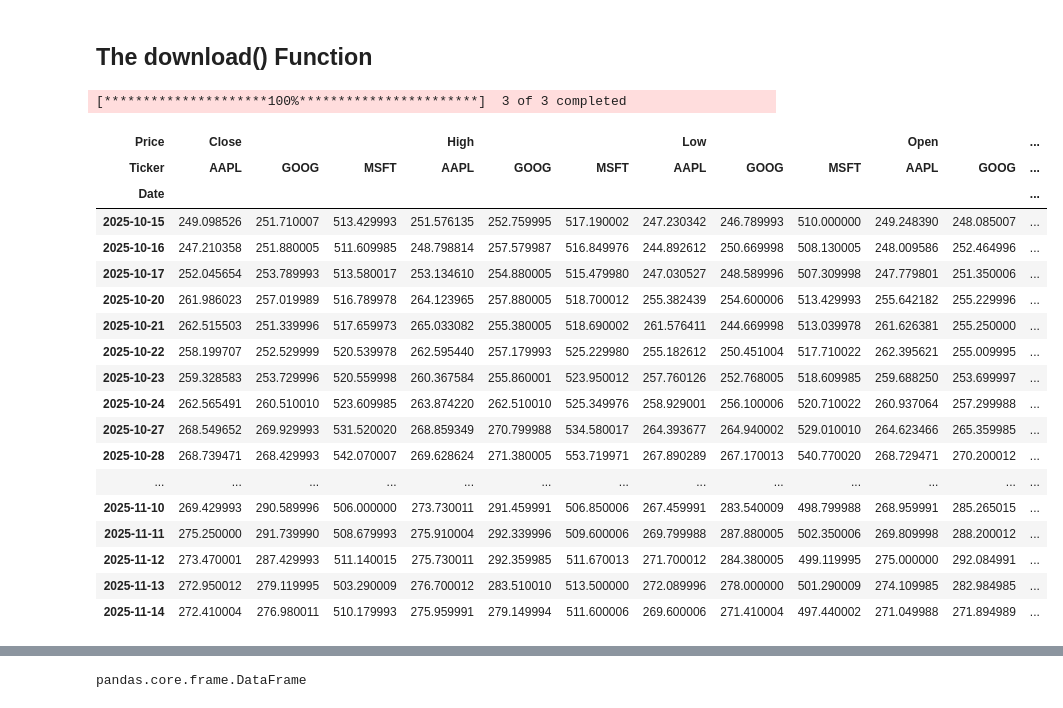
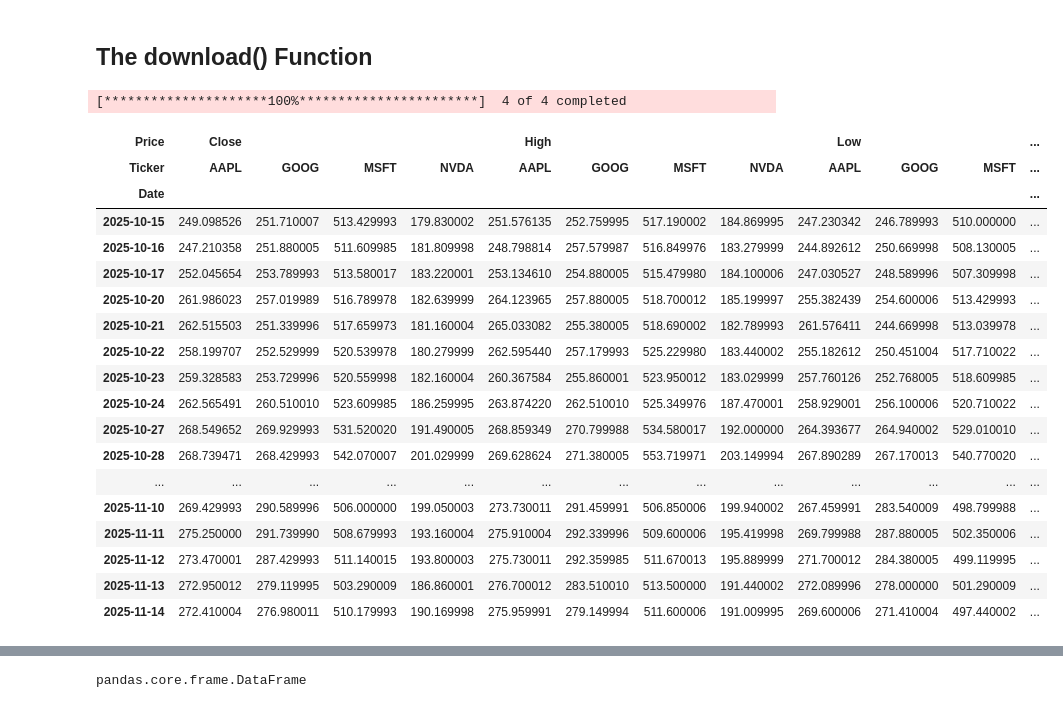
Before and after one commit to Glogover/computer-infrastructure, a Jupyter notebook: roughwork/yfinance.ipynb, the cells around one changed output, grey strips where cells are left out. Cells and saved outputs as stored; diff of their text form; code cells hidden in the pictures.

```diff
--- a/roughwork/yfinance.ipynb
+++ b/roughwork/yfinance.ipynb
@@ -194,30 +195,30 @@ DatetimeIndex(['2025-10-15', '2025-10-16', '2025-10-17', '2025-10-20',
 ## The download() Function
 # %%
 # Get data
-df = yf.download(['MSFT', 'AAPL', 'GOOG'], period='1mo')
+df = yf.download(['MSFT', 'AAPL', 'GOOG', 'NVDA'], period='1mo')
 
 # Show
 df
 # %% [output]
-[*********************100%***********************]  3 of 3 completed
+[*********************100%***********************]  4 of 4 completed
-| Price | Close |  |  | High |  |  | Low |  |  | Open |  | ... |
-| Ticker | AAPL | GOOG | MSFT | AAPL | GOOG | MSFT | AAPL | GOOG | MSFT | AAPL | GOOG | ... |
+| Price | Close |  |  |  | High |  |  |  | Low |  |  | ... |
+| Ticker | AAPL | GOOG | MSFT | NVDA | AAPL | GOOG | MSFT | NVDA | AAPL | GOOG | MSFT | ... |
 | Date |  |  |  |  |  |  |  |  |  |  |  | ... |
-| 2025-10-15 | 249.098526 | 251.710007 | 513.429993 | 251.576135 | 252.759995 | 517.190002 | 247.230342 | 246.789993 | 510.000000 | 249.248390 | 248.085007 | ... |
-| 2025-10-16 | 247.210358 | 251.880005 | 511.609985 | 248.798814 | 257.579987 | 516.849976 | 244.892612 | 250.669998 | 508.130005 | 248.009586 | 252.464996 | ... |
-| 2025-10-17 | 252.045654 | 253.789993 | 513.580017 | 253.134610 | 254.880005 | 515.479980 | 247.030527 | 248.589996 | 507.309998 | 247.779801 | 251.350006 | ... |
-| 2025-10-20 | 261.986023 | 257.019989 | 516.789978 | 264.123965 | 257.880005 | 518.700012 | 255.382439 | 254.600006 | 513.429993 | 255.642182 | 255.229996 | ... |
-| 2025-10-21 | 262.515503 | 251.339996 | 517.659973 | 265.033082 | 255.380005 | 518.690002 | 261.576411 | 244.669998 | 513.039978 | 261.626381 | 255.250000 | ... |
-| 2025-10-22 | 258.199707 | 252.529999 | 520.539978 | 262.595440 | 257.179993 | 525.229980 | 255.182612 | 250.451004 | 517.710022 | 262.395621 | 255.009995 | ... |
-| 2025-10-23 | 259.328583 | 253.729996 | 520.559998 | 260.367584 | 255.860001 | 523.950012 | 257.760126 | 252.768005 | 518.609985 | 259.688250 | 253.699997 | ... |
-| 2025-10-24 | 262.565491 | 260.510010 | 523.609985 | 263.874220 | 262.510010 | 525.349976 | 258.929001 | 256.100006 | 520.710022 | 260.937064 | 257.299988 | ... |
-| 2025-10-27 | 268.549652 | 269.929993 | 531.520020 | 268.859349 | 270.799988 | 534.580017 | 264.393677 | 264.940002 | 529.010010 | 264.623466 | 265.359985 | ... |
-| 2025-10-28 | 268.739471 | 268.429993 | 542.070007 | 269.628624 | 271.380005 | 553.719971 | 267.890289 | 267.170013 | 540.770020 | 268.729471 | 270.200012 | ... |
+| 2025-10-15 | 249.098526 | 251.710007 | 513.429993 | 179.830002 | 251.576135 | 252.759995 | 517.190002 | 184.869995 | 247.230342 | 246.789993 | 510.000000 | ... |
+| 2025-10-16 | 247.210358 | 251.880005 | 511.609985 | 181.809998 | 248.798814 | 257.579987 | 516.849976 | 183.279999 | 244.892612 | 250.669998 | 508.130005 | ... |
+| 2025-10-17 | 252.045654 | 253.789993 | 513.580017 | 183.220001 | 253.134610 | 254.880005 | 515.479980 | 184.100006 | 247.030527 | 248.589996 | 507.309998 | ... |
+| 2025-10-20 | 261.986023 | 257.019989 | 516.789978 | 182.639999 | 264.123965 | 257.880005 | 518.700012 | 185.199997 | 255.382439 | 254.600006 | 513.429993 | ... |
+| 2025-10-21 | 262.515503 | 251.339996 | 517.659973 | 181.160004 | 265.033082 | 255.380005 | 518.690002 | 182.789993 | 261.576411 | 244.669998 | 513.039978 | ... |
+| 2025-10-22 | 258.199707 | 252.529999 | 520.539978 | 180.279999 | 262.595440 | 257.179993 | 525.229980 | 183.440002 | 255.182612 | 250.451004 | 517.710022 | ... |
+| 2025-10-23 | 259.328583 | 253.729996 | 520.559998 | 182.160004 | 260.367584 | 255.860001 | 523.950012 | 183.029999 | 257.760126 | 252.768005 | 518.609985 | ... |
+| 2025-10-24 | 262.565491 | 260.510010 | 523.609985 | 186.259995 | 263.874220 | 262.510010 | 525.349976 | 187.470001 | 258.929001 | 256.100006 | 520.710022 | ... |
+| 2025-10-27 | 268.549652 | 269.929993 | 531.520020 | 191.490005 | 268.859349 | 270.799988 | 534.580017 | 192.000000 | 264.393677 | 264.940002 | 529.010010 | ... |
+| 2025-10-28 | 268.739471 | 268.429993 | 542.070007 | 201.029999 | 269.628624 | 271.380005 | 553.719971 | 203.149994 | 267.890289 | 267.170013 | 540.770020 | ... |
 | ... | ... | ... | ... | ... | ... | ... | ... | ... | ... | ... | ... | ... |
-| 2025-11-10 | 269.429993 | 290.589996 | 506.000000 | 273.730011 | 291.459991 | 506.850006 | 267.459991 | 283.540009 | 498.799988 | 268.959991 | 285.265015 | ... |
-| 2025-11-11 | 275.250000 | 291.739990 | 508.679993 | 275.910004 | 292.339996 | 509.600006 | 269.799988 | 287.880005 | 502.350006 | 269.809998 | 288.200012 | ... |
-| 2025-11-12 | 273.470001 | 287.429993 | 511.140015 | 275.730011 | 292.359985 | 511.670013 | 271.700012 | 284.380005 | 499.119995 | 275.000000 | 292.084991 | ... |
-| 2025-11-13 | 272.950012 | 279.119995 | 503.290009 | 276.700012 | 283.510010 | 513.500000 | 272.089996 | 278.000000 | 501.290009 | 274.109985 | 282.984985 | ... |
-| 2025-11-14 | 272.410004 | 276.980011 | 510.179993 | 275.959991 | 279.149994 | 511.600006 | 269.600006 | 271.410004 | 497.440002 | 271.049988 | 271.894989 | ... |
+| 2025-11-10 | 269.429993 | 290.589996 | 506.000000 | 199.050003 | 273.730011 | 291.459991 | 506.850006 | 199.940002 | 267.459991 | 283.540009 | 498.799988 | ... |
+| 2025-11-11 | 275.250000 | 291.739990 | 508.679993 | 193.160004 | 275.910004 | 292.339996 | 509.600006 | 195.419998 | 269.799988 | 287.880005 | 502.350006 | ... |
+| 2025-11-12 | 273.470001 | 287.429993 | 511.140015 | 193.800003 | 275.730011 | 292.359985 | 511.670013 | 195.889999 | 271.700012 | 284.380005 | 499.119995 | ... |
+| 2025-11-13 | 272.950012 | 279.119995 | 503.290009 | 186.860001 | 276.700012 | 283.510010 | 513.500000 | 191.440002 | 272.089996 | 278.000000 | 501.290009 | ... |
+| 2025-11-14 | 272.410004 | 276.980011 | 510.179993 | 190.169998 | 275.959991 | 279.149994 | 511.600006 | 191.009995 | 269.600006 | 271.410004 | 497.440002 | ... |
 # %%
 # Get data
```
Also changed, not shown: parts of 20 cells of this notebook, 2 other files.
